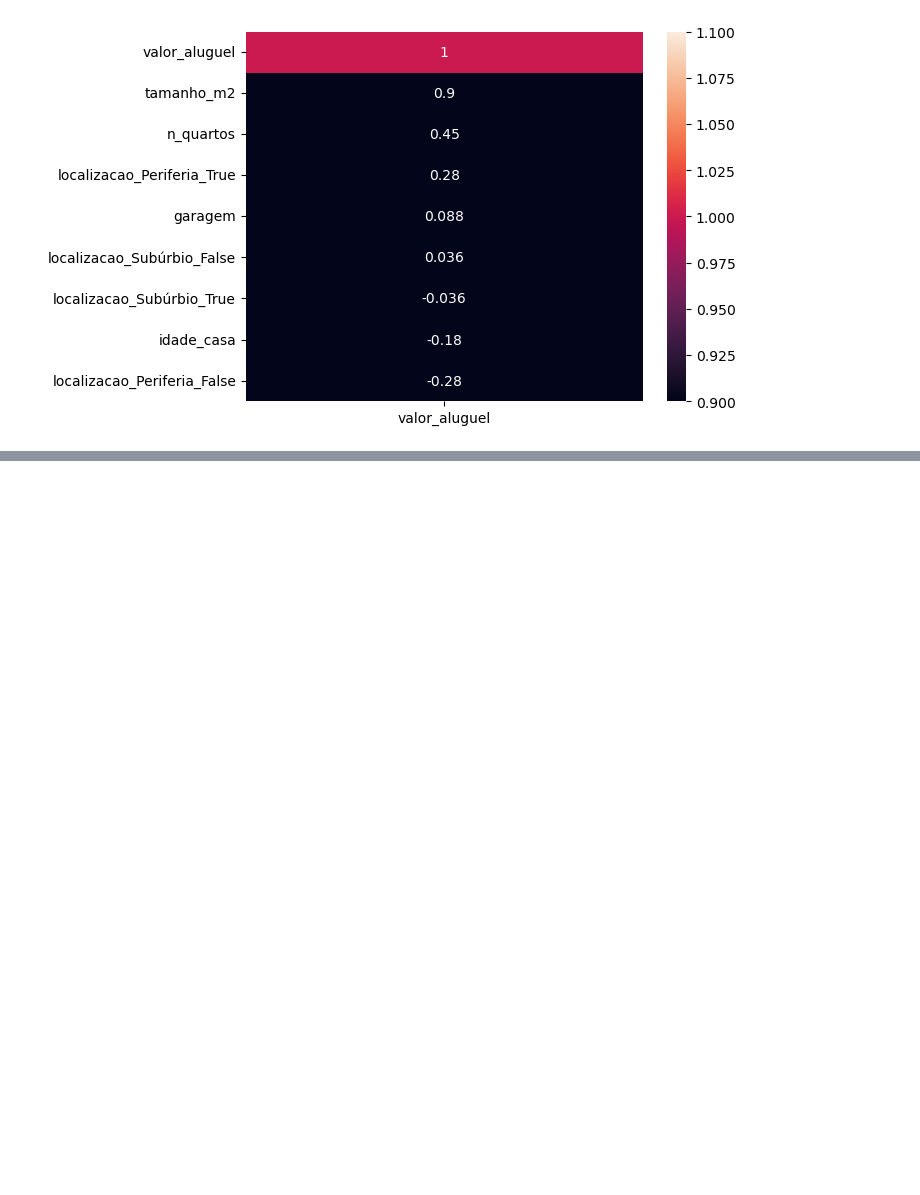
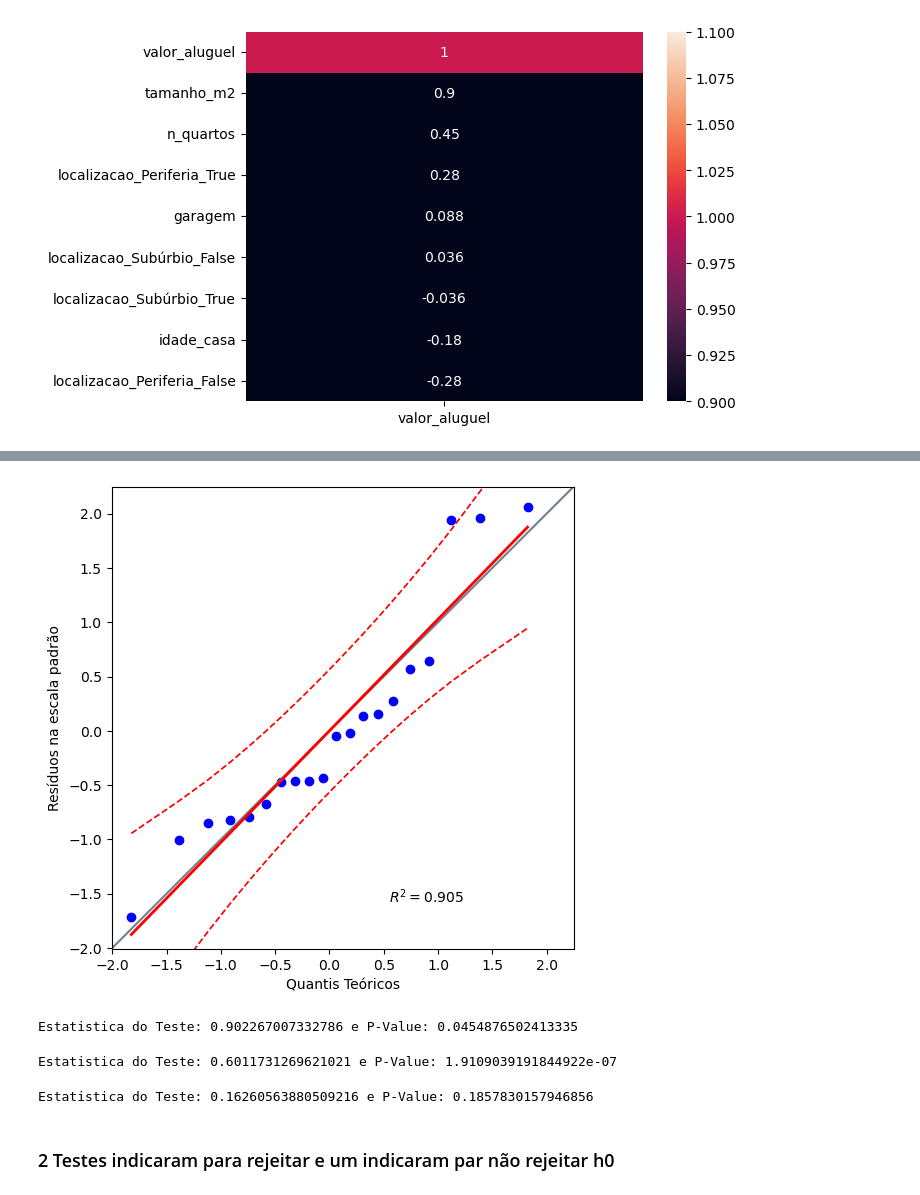
Before and after one commit to Orlandovpjunior/estudos_ia, a Jupyter notebook: regressao_linear_multipla/desafio/model.ipynb, the cells around one changed output, grey strips where cells are left out. Drawn from its saved outputs; the diff is of its cells as text; code cells hidden in the pictures; blank space fills up the shorter version.

```diff
--- a/regressao_linear_multipla/desafio/model.ipynb
+++ b/regressao_linear_multipla/desafio/model.ipynb
@@ -199,0 +372,31 @@ sns.heatmap(df_alugel_eda.corr()[['valor_aluguel']].sort_values(by='valor_alugue
+# %%
+# Vamos checar se os resíduos seguem uma distribuição normal
+# QQ Plot
+import pingouin as pg
+plt.figure(figsize=(14,6))
+pg.qqplot(residuos_std,dist='norm',confidence=0.95)
+plt.xlabel('Quantis Teóricos')
+plt.ylabel('Resíduos na escala padrão')
+plt.show()
+# %% [output]
+[figure, added]
+# %%
+# Teste de normalidade de shapiro-wilk, se o p_value for  < 0.05 rejeitamos h0
+stat_shapiro, p_value_shapiro = shapiro(residuos)
+print("Estatistica do Teste: {} e P-Value: {}".format(stat_shapiro,p_value_shapiro))
+# %% [output]
+Estatistica do Teste: 0.902267007332786 e P-Value: 0.0454876502413335
+# %%
+# Teste de Kolmogorov-Smirnov se o p_value for < 0.05 rejeitamos h0
+stat_ks, p_value_ks = kstest(residuos,'norm')
+print("Estatistica do Teste: {} e P-Value: {}".format(stat_ks,p_value_ks))
+# %% [output]
+Estatistica do Teste: 0.6011731269621021 e P-Value: 1.9109039191844922e-07
+# %%
+# Teste de lilliefors se o p_value for < 0.05 rejeitamos h0
+stat_ll, p_value_ll = lilliefors(residuos,dist='norm',pvalmethod='table')
+print("Estatistica do Teste: {} e P-Value: {}".format(stat_ll,p_value_ll))
+# %% [output]
+Estatistica do Teste: 0.16260563880509216 e P-Value: 0.1857830157946856
+# %% [markdown]
+### 2 Testes indicaram para rejeitar e um indicaram par não rejeitar h0
```
Also changed, not shown: parts of 38 cells of this notebook, 1 other file.
